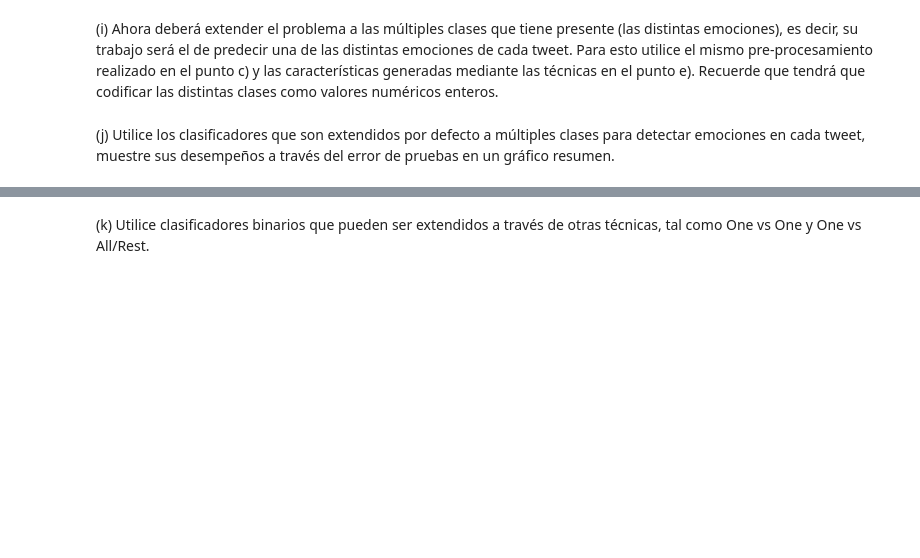
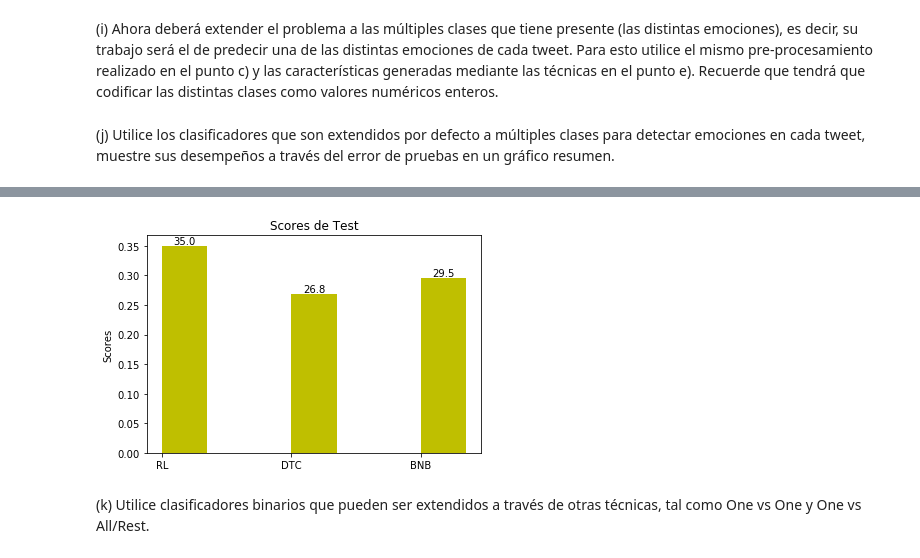
Before and after one commit to AlfredoAlfi/MachineLearning2, a Jupyter notebook: Tarea2_Machine_Learning.ipynb, the cells around one changed output, grey strips where cells are left out. Drawn from its saved outputs; the diff is of its cells as text; code cells hidden in the pictures; blank space fills up the shorter version.

```diff
--- a/Tarea2_Machine_Learning.ipynb
+++ b/Tarea2_Machine_Learning.ipynb
@@ -483,3 +768,80 @@ en el punto e). Recuerde que tendrá que codificar las distintas clases como val
 # %% [markdown]
 <p>(j) Utilice los clasificadores que son extendidos por defecto a múltiples clases para detectar emociones en
 cada tweet, muestre sus desempeños a través del error de pruebas en un gráfico resumen.</p>
+# %%
+#Inherentemente multicalses
+#sklearn.naive_bayes.BernoulliNB
+#sklearn.tree.DecisionTreeClassifier
+#sklearn.linear_model.LogisticRegression (setting multi_class=”multinomial”)
+from sklearn.metrics import accuracy_score
+
+#Regresión Logistica***********************************************
+from sklearn.linear_model import LogisticRegression
+model = LogisticRegression(multi_class='multinomial', solver='newton-cg')
+model.fit(freqID,mcod_train)
+predTestLR = model.predict(freqIDT)
+errorTestLR = accuracy_score(predTestLR,mcod_test)
+print("Score de LR(test): "+str(errorTestLR))
+
+#DTC****************************************************************
+from sklearn.tree import DecisionTreeClassifier as DTC
+arbol = DTC()
+arbol.fit(freqID,mcod_train)
+predTestDTC = arbol.predict(freqIDT)
+errorTestDTC = accuracy_score(predTestDTC,mcod_test)
+print("Score de DTC(test): "+str(errorTestDTC))
+
+#BNB****************************************************************
+from sklearn.naive_bayes import BernoulliNB
+BNB = BernoulliNB()
+BNB.fit(freqID, mcod_train)
+predTestBNB = BNB.predict(freqIDT)
+errorTestBNB = accuracy_score(predTestBNB,mcod_test)
+print("Score de BNB(test): "+str(errorTestBNB))
+
+
+"""
+========
+Barchart
+========
+
+A bar plot with errorbars and height labels on individual bars
+"""
+import numpy as np
+import matplotlib.pyplot as plt
+
+N = 3
+#train_s = (errorTrainSVC, errorTrainLR, errorTrainDTC, errorTrainBNB, errorTrainMNB)
+
+ind = np.arange(N)  # the x locations for the groups
+width = 0.35       # the width of the bars
+
+fig, ax = plt.subplots()
+#rects1 = ax.bar(ind, train_s, width, color='r')
+
+test_s = (errorTestLR, errorTestDTC, errorTestBNB)
+rects2 = ax.bar(ind + width, test_s, width, color='y')
+
+# add some text for labels, title and axes ticks
+ax.set_ylabel('Scores')
+ax.set_title('Scores de Test')
+ax.set_xticks(ind + width / 2)
+ax.set_xticklabels(('RL', 'DTC', 'BNB'))
+
+
+
+def autolabel(rects):
+    """
+    Attach a text label above each bar displaying its height
+    """
+    for rect in rects:
+        height = rect.get_height()
+        ax.text(rect.get_x() + rect.get_width()/2., height,
+                '%.1f' % float(height*100),
+                ha='center', va='bottom')
+
+#autolabel(rects1)
+autolabel(rects2)
+
+plt.show()
+# %% [output]
@@ -486,3 +851,4 @@ cada tweet, muestre sus desempeños a través del error de pruebas en un gráfic
+[figure, added]
 # %% [markdown]
 <p>(k) Utilice clasificadores binarios que pueden ser extendidos a través de otras técnicas, tal como One vs
 One y One vs All/Rest.
```
Also changed, not shown: parts of 23 cells of this notebook, 1 other file.
